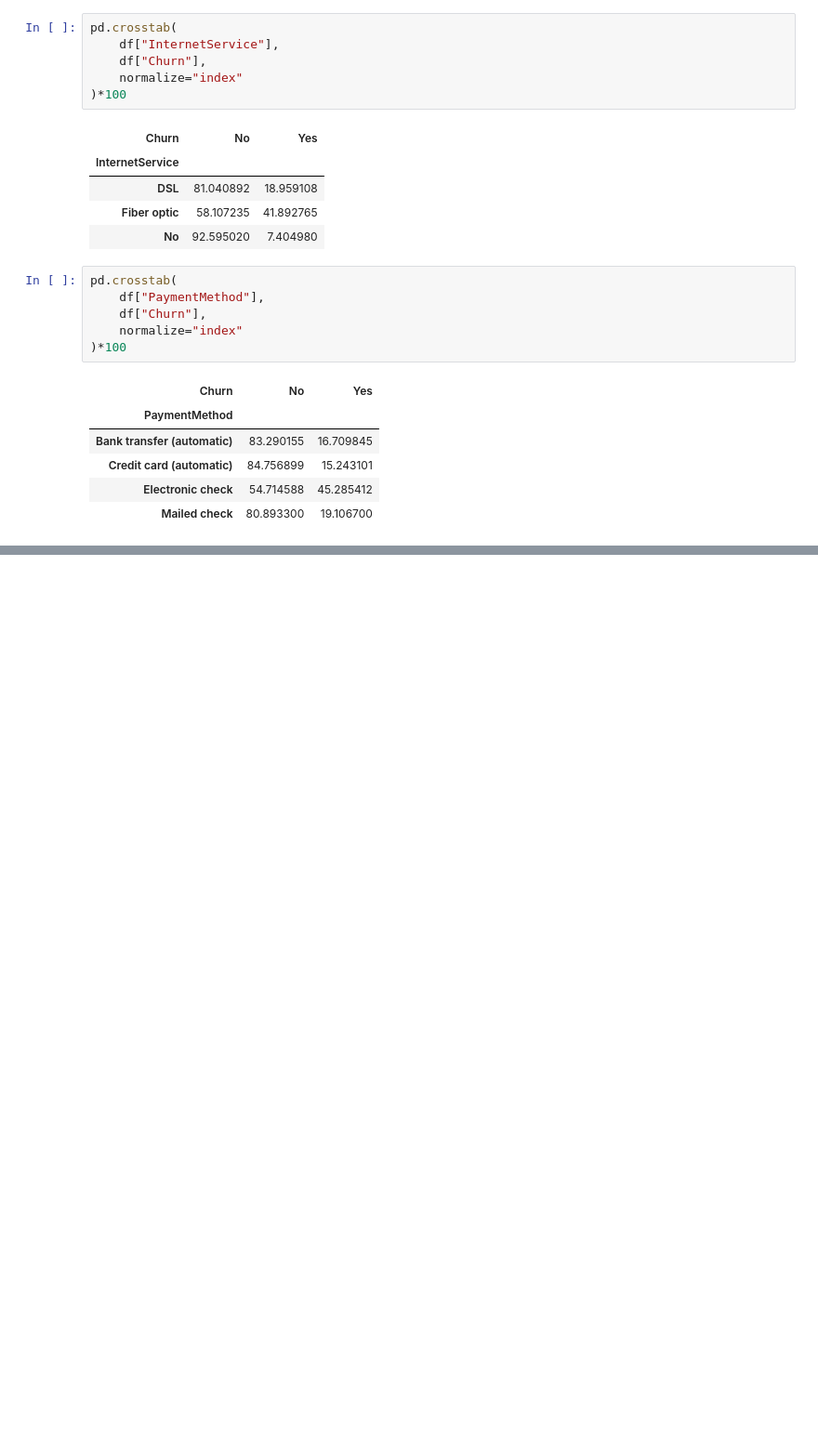
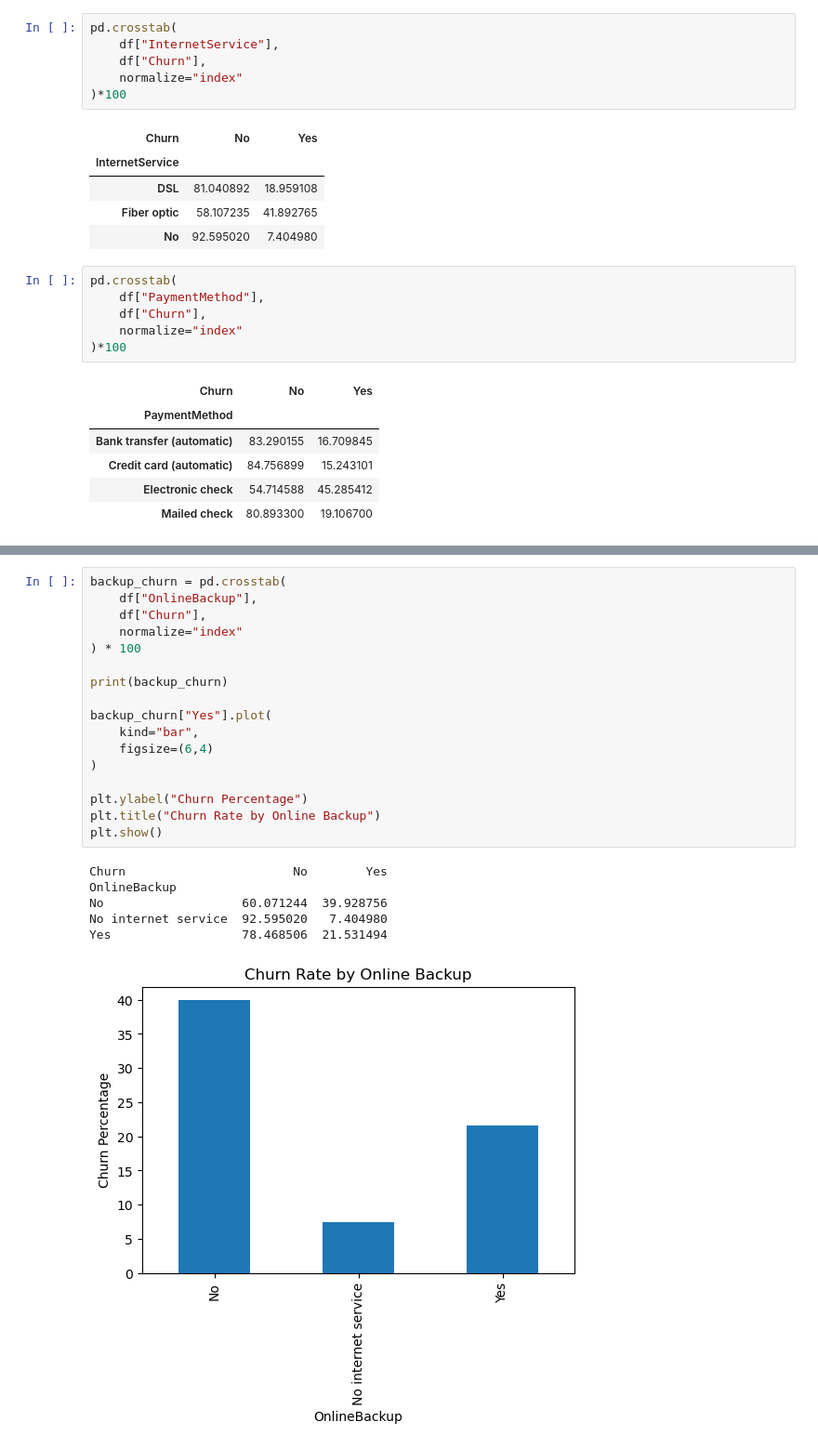
Before and after one commit to gobarihimanshu071/Customer-Churn-Prediction, a Jupyter notebook: notebook/churn_analysis.ipynb, the cells around one changed output, grey strips where cells are left out. Shown at 93% size. Saved outputs shown, nothing was run; the diff lists cells and outputs as text; blank space fills up the shorter version.

```diff
--- a/notebook/churn_analysis.ipynb
+++ b/notebook/churn_analysis.ipynb
@@ -291,0 +383,24 @@ pd.crosstab(
+# %%
+backup_churn = pd.crosstab(
+    df["OnlineBackup"],
+    df["Churn"],
+    normalize="index"
+) * 100
+
+print(backup_churn)
+
+backup_churn["Yes"].plot(
+    kind="bar",
+    figsize=(6,4)
+)
+
+plt.ylabel("Churn Percentage")
+plt.title("Churn Rate by Online Backup")
+plt.show()
+# %% [output]
+Churn                       No        Yes
+OnlineBackup
+No                   60.071244  39.928756
+No internet service  92.595020   7.404980
+Yes                  78.468506  21.531494
+[figure, added]
```
Also changed, not shown: parts of 12 cells of this notebook.
